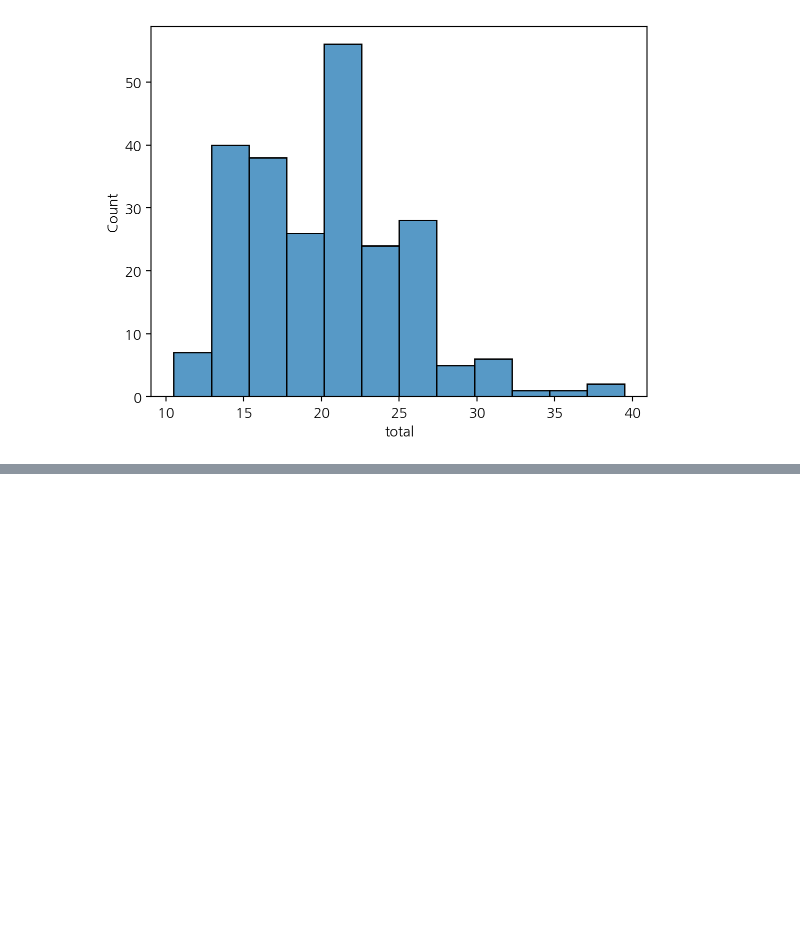
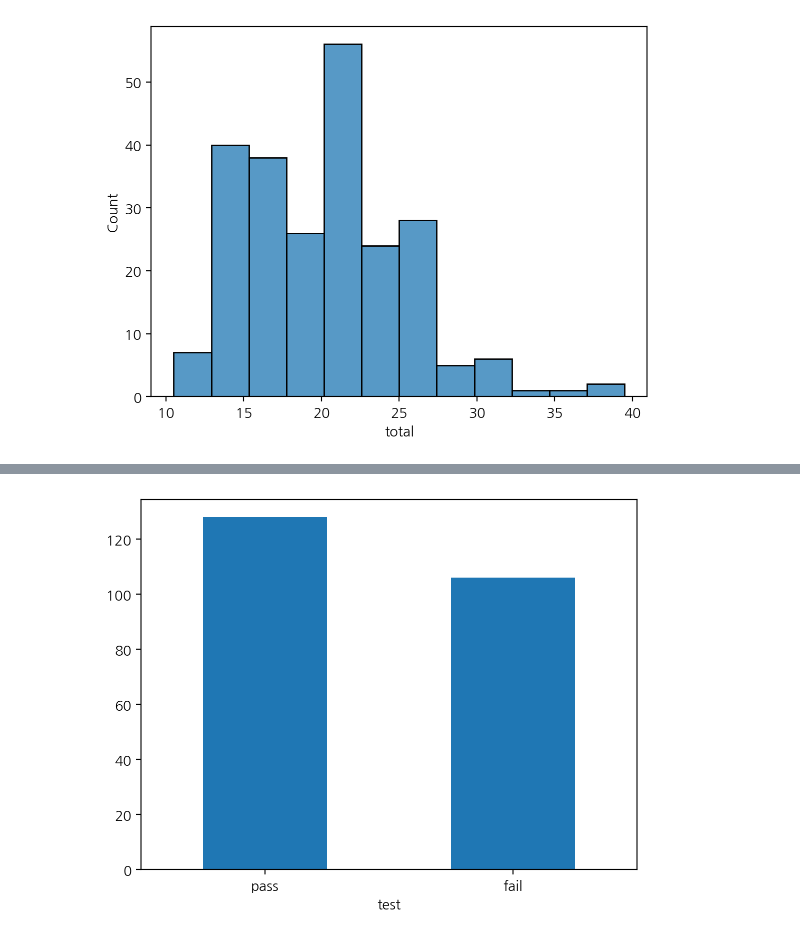
Before and after one commit to parkj00won/2025-1-myclass-BDA, a Jupyter notebook: inclass/05w_B_wed_0402_easy_ch05_06.ipynb, the cells around one changed output, grey strips where cells are left out. Saved outputs shown, nothing was run; the diff lists cells and outputs as text; code cells hidden in the pictures; blank space fills up the shorter version.

```diff
--- a/inclass/05w_B_wed_0402_easy_ch05_06.ipynb
+++ b/inclass/05w_B_wed_0402_easy_ch05_06.ipynb
@@ -335,0 +388,4 @@ sns.histplot(mpg, x="total"); # x=mpg.total
+# %%
+count_test.plot.bar(rot = 0);  # 축 이름 수평으로 만들기
+# %% [output]
+[figure, added]
```
Also changed, not shown: parts of 43 cells of this notebook.
